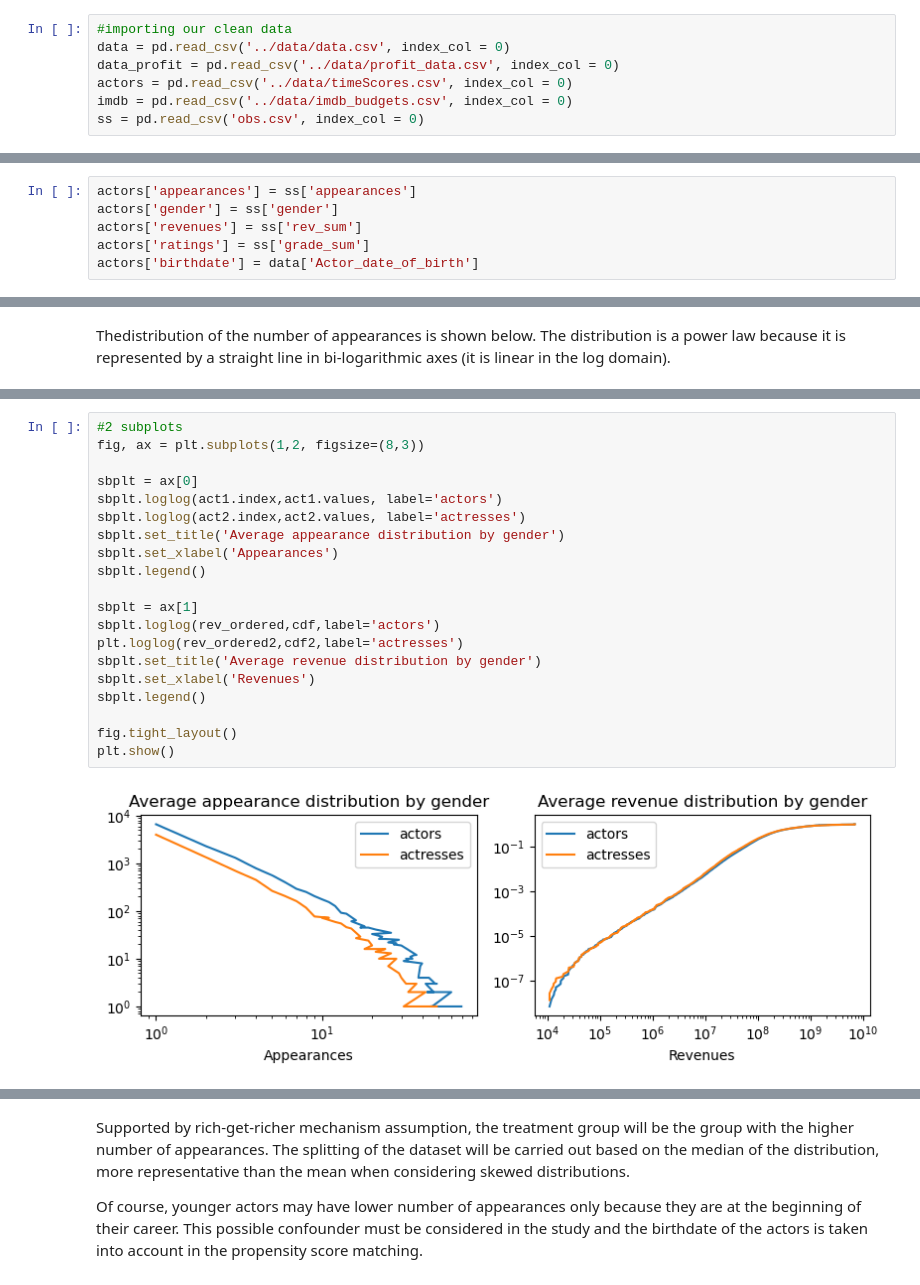
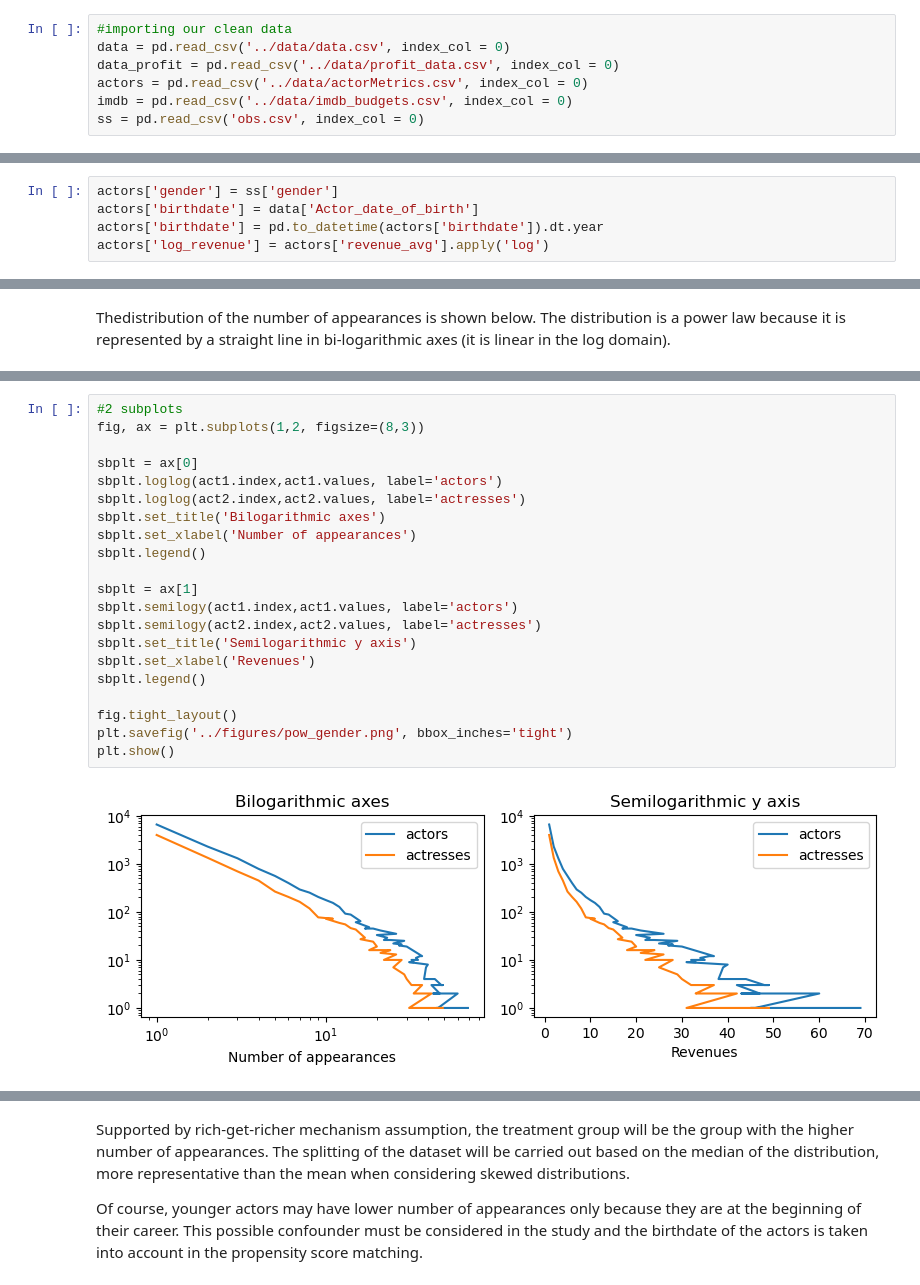
Before and after one commit to louisleger/ada-final-project, a Jupyter notebook: src/Observational_study.ipynb, the cells around one changed output, grey strips where cells are left out. Saved outputs shown, nothing was run; the diff lists cells and outputs as text.

```diff
--- a/src/Observational_study.ipynb
+++ b/src/Observational_study.ipynb
@@ -20,6 +21,6 @@ warnings.filterwarnings('ignore')
 #importing our clean data
 data = pd.read_csv('../data/data.csv', index_col = 0)
 data_profit = pd.read_csv('../data/profit_data.csv', index_col = 0)
-actors = pd.read_csv('../data/timeScores.csv', index_col = 0)
+actors = pd.read_csv('../data/actorMetrics.csv', index_col = 0)
 imdb = pd.read_csv('../data/imdb_budgets.csv', index_col = 0)
 ss = pd.read_csv('obs.csv', index_col = 0)
@@ -40,6 +27,5 @@ timeScores_fixed = save_values(actors,usual_suspects)
 # %%
-actors['appearances'] = ss['appearances']
 actors['gender'] = ss['gender']
-actors['revenues'] = ss['rev_sum']
-actors['ratings'] = ss['grade_sum']
 actors['birthdate'] = data['Actor_date_of_birth']
+actors['birthdate'] = pd.to_datetime(actors['birthdate']).dt.year
+actors['log_revenue'] = actors['revenue_avg'].apply('log')
@@ -127,22 +136,23 @@ cdf2 = np.cumsum(pdf2) #compute cdf
 # %%
 #2 subplots
 fig, ax = plt.subplots(1,2, figsize=(8,3))
 
 sbplt = ax[0]
 sbplt.loglog(act1.index,act1.values, label='actors')
 sbplt.loglog(act2.index,act2.values, label='actresses')
-sbplt.set_title('Average appearance distribution by gender')
-sbplt.set_xlabel('Appearances')
+sbplt.set_title('Bilogarithmic axes')
+sbplt.set_xlabel('Number of appearances')
 sbplt.legend()
 
 sbplt = ax[1]
-sbplt.loglog(rev_ordered,cdf,label='actors')
-plt.loglog(rev_ordered2,cdf2,label='actresses')
-sbplt.set_title('Average revenue distribution by gender')
+sbplt.semilogy(act1.index,act1.values, label='actors')
+sbplt.semilogy(act2.index,act2.values, label='actresses')
+sbplt.set_title('Semilogarithmic y axis')
 sbplt.set_xlabel('Revenues')
 sbplt.legend()
 
 fig.tight_layout()
+plt.savefig('../figures/pow_gender.png', bbox_inches='tight')
 plt.show()
 # %% [output]
-[figure, old version]
+[figure, new version]
```
Also changed, not shown: parts of 30 cells of this notebook, 4 other files.
